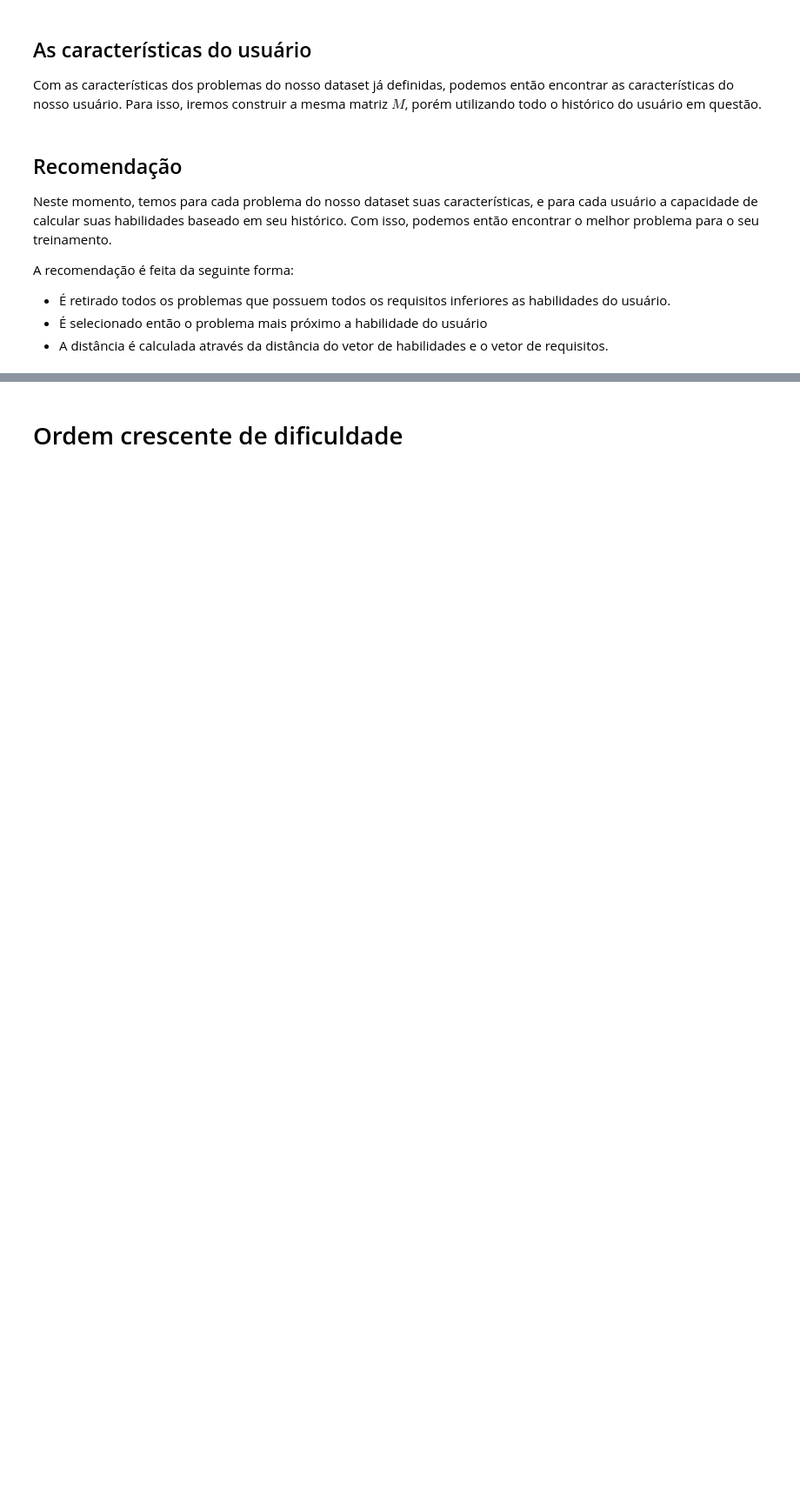
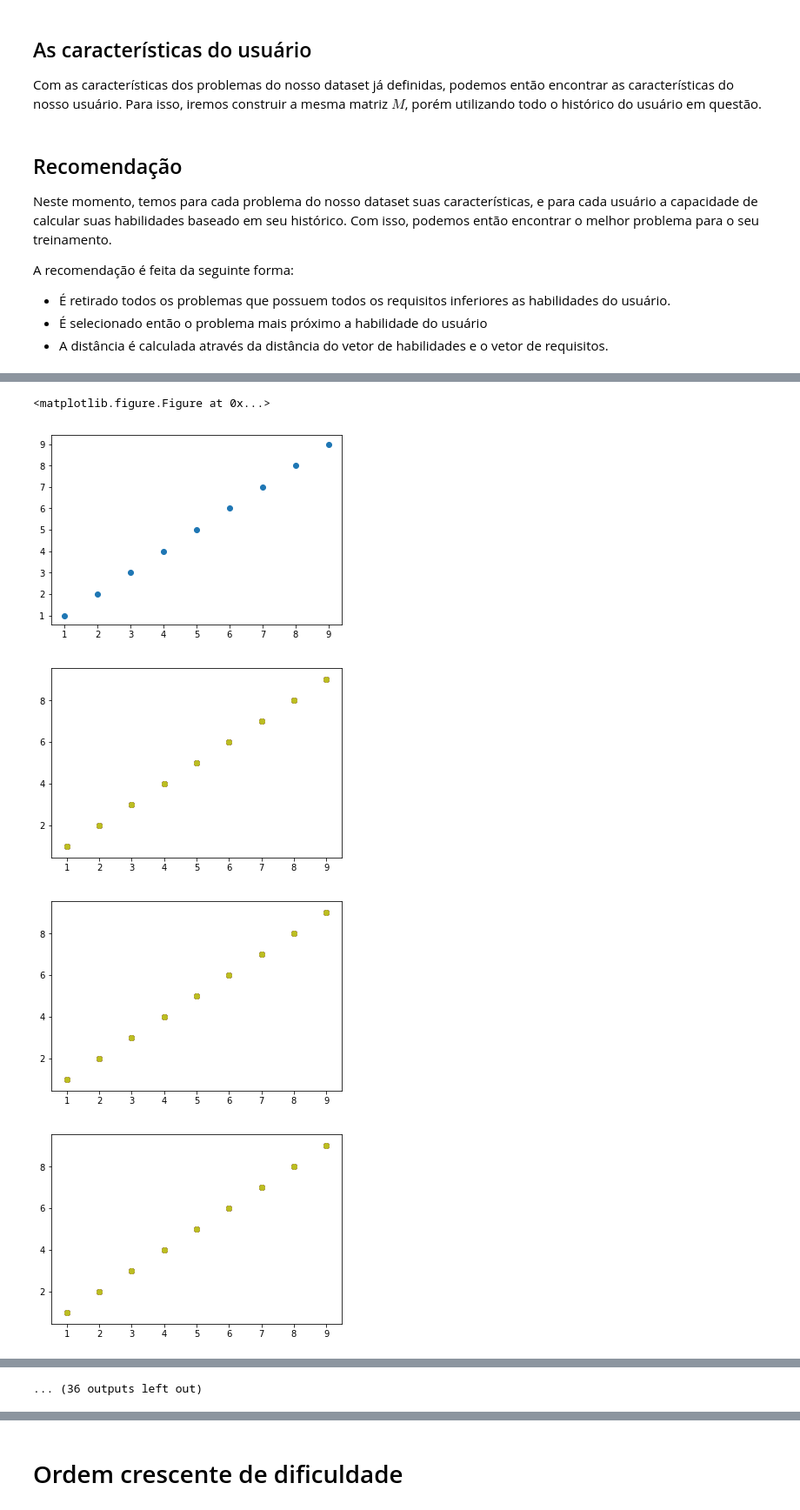
Before and after one commit to sauloantuness/bang-recommender-system, a Jupyter notebook: bang.ipynb, the cells around one changed output, grey strips where cells are left out. Shown at 87% size. Cells and saved outputs as stored; diff of their text form; code cells hidden in the pictures; blank space fills up the shorter version.

```diff
--- a/bang.ipynb
+++ b/bang.ipynb
@@ -611,0 +657,50 @@ problems_solved_df
+# %%
+problems_df = get_problems_from_thetas(thetas)
+fig = plt.figure()
+
+lx = []
+ly = []
+lc = []
+
+colors = [
+    'black',
+    '#17ce31',
+    '#1ece17',
+    '#6ace17',
+
+    '#8cce17',
+    '#a6ce17',
+    '#ceb317',
+
+    '#ce7817',
+    '#ce4e17',
+    '#ce2317',
+]
+
+for problem in thetas.keys():
+    x, y = thetas[problem][:2]
+
+    lx.append(x)
+    ly.append(y)
+#     lc.append(colors[problems_df[problems_df['problem_id'] == problem]['level'].values[0]])
+
+plt.scatter(lx, ly)
+
+lx = []
+ly = []
+
+for problem in problems_solved:
+    x, y = thetas[problem][:2]
+
+    lx.append(x)
+    ly.append(y)
+
+    plt.plot(lx, ly)
+
+plt.show()
+# %% [output]
+<matplotlib.figure.Figure at 0x...>
+[figure, added]
+[figure, added]
+[figure, added]
+[figure, added]
@@ -612,3 +714,4 @@ problems_solved_df
+... (36 outputs left out)
 # %%
 problems_df = get_problems_from_thetas(thetas)
 fig = plt.figure()
```
Also changed, not shown: parts of 30 cells of this notebook.
